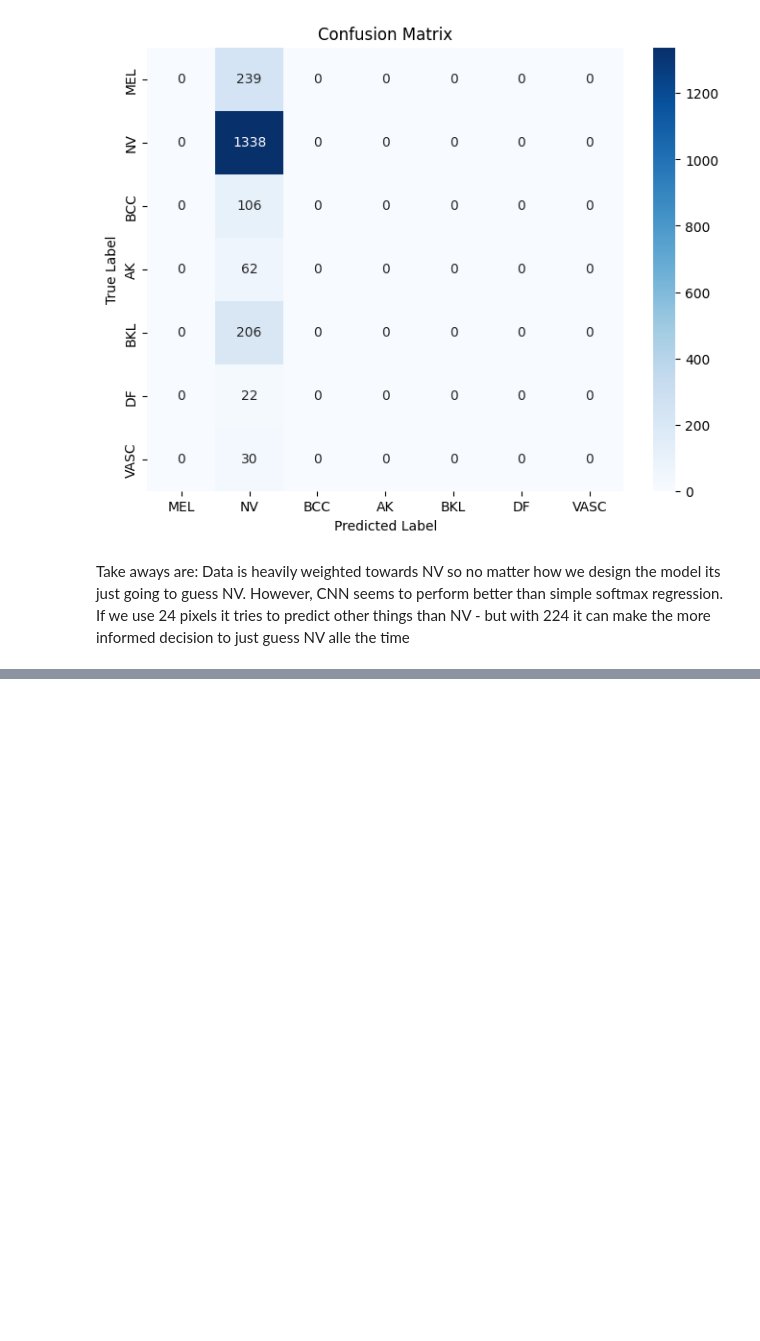
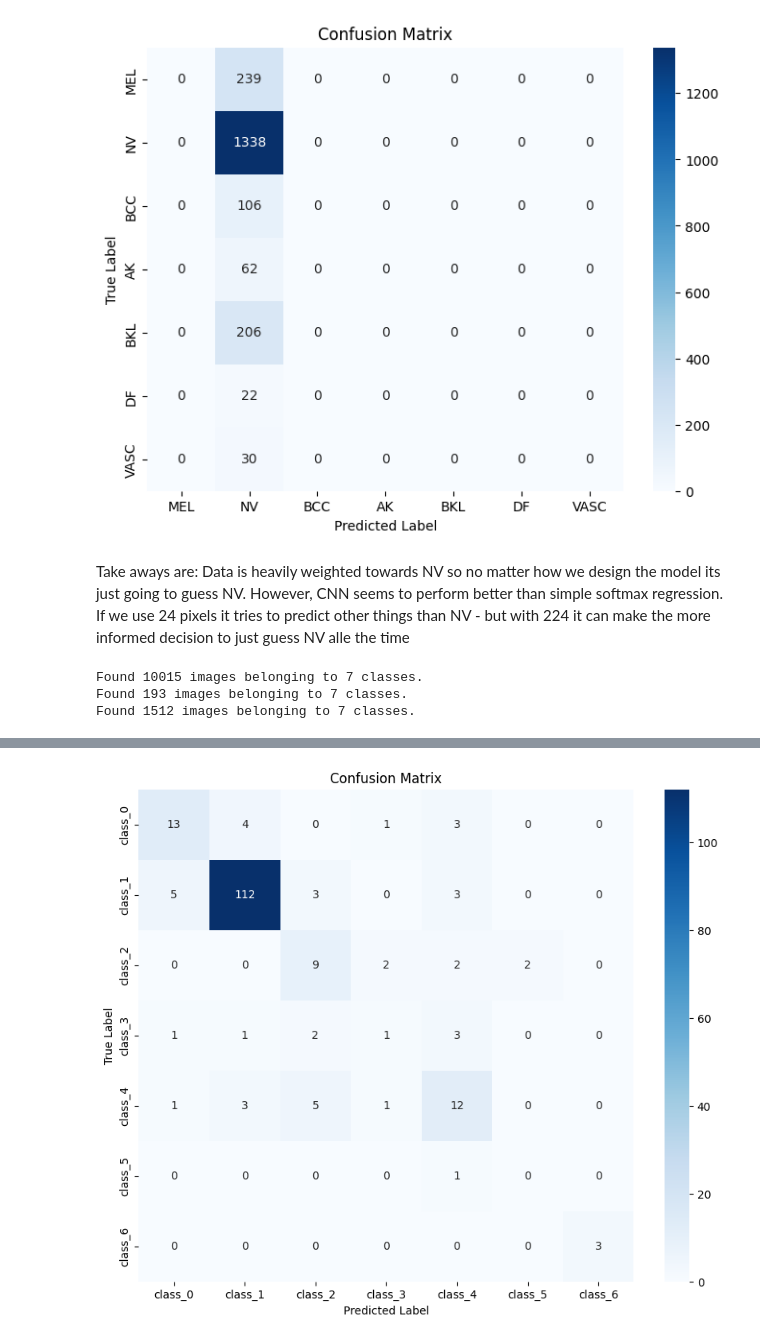
Before and after one commit to renemartensen/Classification-of-Skin-Lesions, a Jupyter notebook: ham1000.ipynb, the cells around one changed output, grey strips where cells are left out. Drawn from its saved outputs; the diff is of its cells as text; code cells hidden in the pictures; blank space fills up the shorter version.

```diff
--- a/ham1000.ipynb
+++ b/ham1000.ipynb
@@ -337,0 +370,45 @@ Take aways are: Data is heavily weighted towards NV so no matter how we design t
+# %%
+train_dir = "Data Set Ordered/training data/"
+val_dir = "Data Set Ordered/validation data/"
+test_dir = "Data Set Ordered/test data/"
+
+from keras.applications.mobilenet_v3 import preprocess_input
+from tensorflow.keras.preprocessing.image import ImageDataGenerator
+train_datagen = ImageDataGenerator(
+      preprocessing_function=preprocess_input,
+)
+
+
+# Train generator
+train_generator = train_datagen.flow_from_directory(
+    train_dir,
+    batch_size=32,
+    target_size=(224, 224),
+    class_mode='categorical',
+)
+
+# Validation generator
+validation_generator = train_datagen.flow_from_directory(
+    val_dir,
+    batch_size=32,
+    target_size=(224, 224),
+    class_mode='categorical',
+)
+
+# Validation generator
+test_generator = train_datagen.flow_from_directory(
+    test_dir,
+    batch_size=32,
+    target_size=(224, 224),
+    class_mode='categorical',
+)
+# %% [output]
+Found 10015 images belonging to 7 classes.
+Found 193 images belonging to 7 classes.
+Found 1512 images belonging to 7 classes.
+# %%
+from tensorflow.keras.models import load_model
+#show_all_plots(history2, load_model("models/best_model1"), val_dataloader)
+model = load_model("models/best_model1.keras")
+show_confusion_matrix(model, validation_generator)
+# %% [output]
@@ -337,0 +422 @@ Take aways are: Data is heavily weighted towards NV so no matter how we design t
+[figure, added]
```
Also changed, not shown: parts of 3 cells of this notebook, 1 other file.
